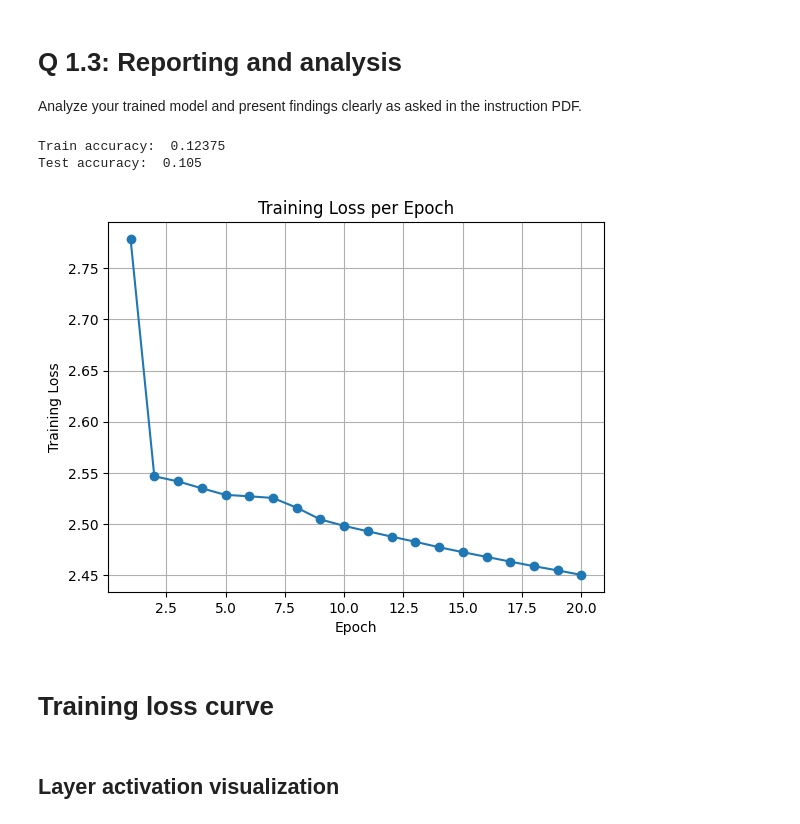
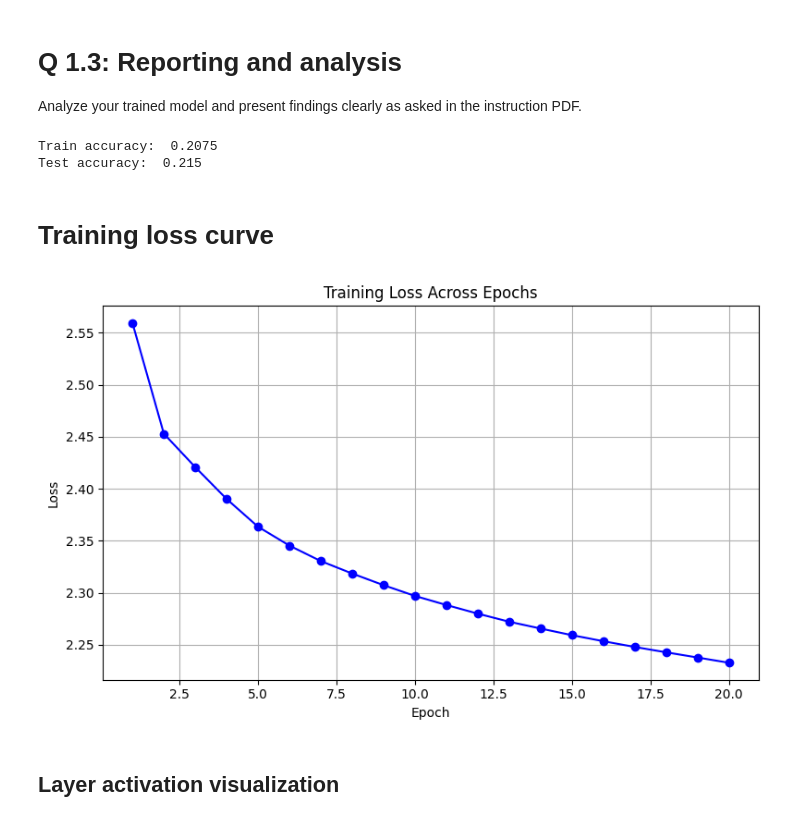
Before and after one commit to GharibSidney/RPL_Assignements, a Jupyter notebook: IFT6135_A2025_HW1_EN__Gharib.ipynb, the cells around one changed output. Drawn from its saved outputs; the diff is of its cells as text; code cells hidden in the pictures.

```diff
--- a/IFT6135_A2025_HW1_EN__Gharib.ipynb
+++ b/IFT6135_A2025_HW1_EN__Gharib.ipynb
@@ -474,7 +474,7 @@ def train_network(hidden_layer_size=1, hidden_dim=64,
     preds_test_labels = np.argmax(preds_test, axis=1)
     test_accuracy = np.mean(preds_test_labels == y_test_np)
 
-    return nn, train_loss, train_accuracy, test_accuracy
+    return nn, train_loss, train_accuracy, test_accuracy, X_test, y_test
 # %%
 # Write the code to train and visualize
 # Consider commenting this out when submitting to gradescope
@@ -485,10 +485,10 @@ hidden_dim = 64                  # Neurons per hidden layer
 epochs = 20                      # Training epochs
 activation_hidden = ActivationFunction.relu     # Hidden layer activation
 activation_output = ActivationFunction.softmax         # Let the loss function handle softmax internally
-learning_rate = 0.0001             # Learning rate
+learning_rate = 0.001             # Learning rate
 
 # --- Train the network ---
-nn, train_loss, train_accuracy, test_accuracy = train_network(
+nn, train_loss, train_accuracy, test_accuracy,  X_test, y_test = train_network(
     hidden_layer_size=hidden_layer_size,
     hidden_dim=hidden_dim,
     epochs=epochs,
@@ -523,32 +523,34 @@ Analyze your trained model and present findings clearly as asked in the instruct
 # %%
 print("Train accuracy: ", train_accuracy)
 print("Test accuracy: ", test_accuracy)
-plt.plot(range(1, epochs + 1), train_loss, marker='o')
-plt.xlabel('Epoch')
-plt.ylabel('Training Loss')
-plt.title('Training Loss per Epoch')
-plt.grid(True)
-plt.show()
+# plt.plot(range(1, epochs + 1), train_loss, marker='o')
+# plt.xlabel('Epoch')
+# plt.ylabel('Training Loss')
+# plt.title('Training Loss per Epoch')
+# plt.grid(True)
+# plt.show()
 # %% [output]
-Train accuracy:  0.12375
-Test accuracy:  0.105
+Train accuracy:  0.2075
+Test accuracy:  0.215
-[figure, removed]
 # %% [markdown]
 # Training loss curve
 # %%
 # Plot the training loss across 20 epochs
 
 def plot_loss_curve(train_loss):
   # Write your code here
   epochs = range(1, len(train_loss) + 1)
   plt.figure(figsize=(8, 5))
   plt.plot(epochs, train_loss, marker='o', linestyle='-', color='b')
   plt.title("Training Loss Across Epochs")
   plt.xlabel("Epoch")
   plt.ylabel("Loss")
   plt.grid(True)
   plt.tight_layout()
   plt.show()
+plot_loss_curve(train_loss)
+# %% [output]
+[figure, added]
 # %% [markdown]
 ## Layer activation visualization
 # %%
```
Also changed, not shown: parts of 2 cells of this notebook.
